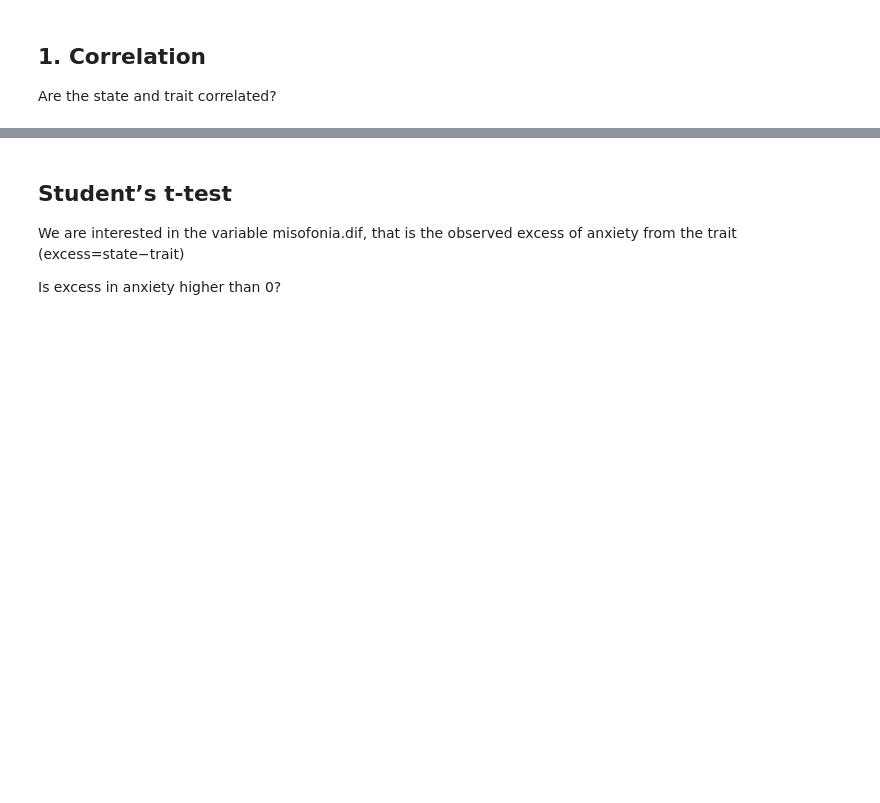
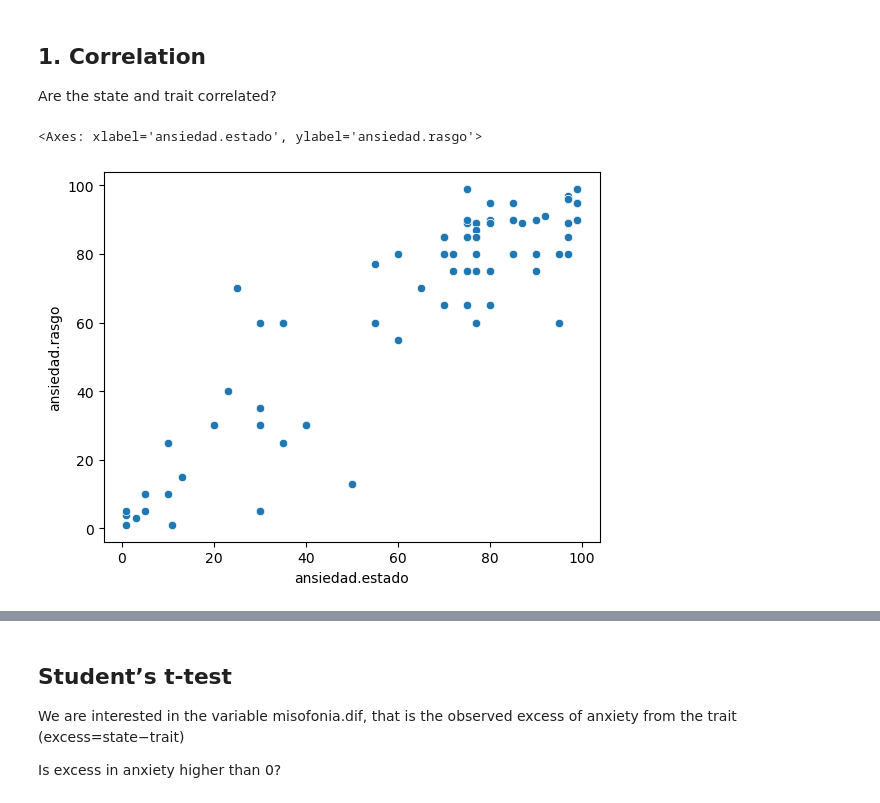
Before and after one commit to MMRES-PyBootcamp/MMRES-python-bootcamp2024, a Jupyter notebook: 11_misophonia_II.ipynb, the cells around one changed output, grey strips where cells are left out. Saved outputs shown, nothing was run; the diff lists cells and outputs as text; code cells hidden in the pictures; blank space fills up the shorter version.

```diff
--- a/11_misophonia_II.ipynb
+++ b/11_misophonia_II.ipynb
@@ -117,5 +131,8 @@ We describe outcome variables (misophonia)
 
 Are the state and trait correlated?
 # %%
-sns.scatterplot(df['ansiedad.estado'],df['ansiedad.rasgo'])
+sns.scatterplot(x=df['ansiedad.estado'], y=df['ansiedad.rasgo'])
+# %% [output]
+<Axes: xlabel='ansiedad.estado', ylabel='ansiedad.rasgo'>
+[figure, added]
 # %%
```
Also changed, not shown: parts of 23 cells of this notebook.
